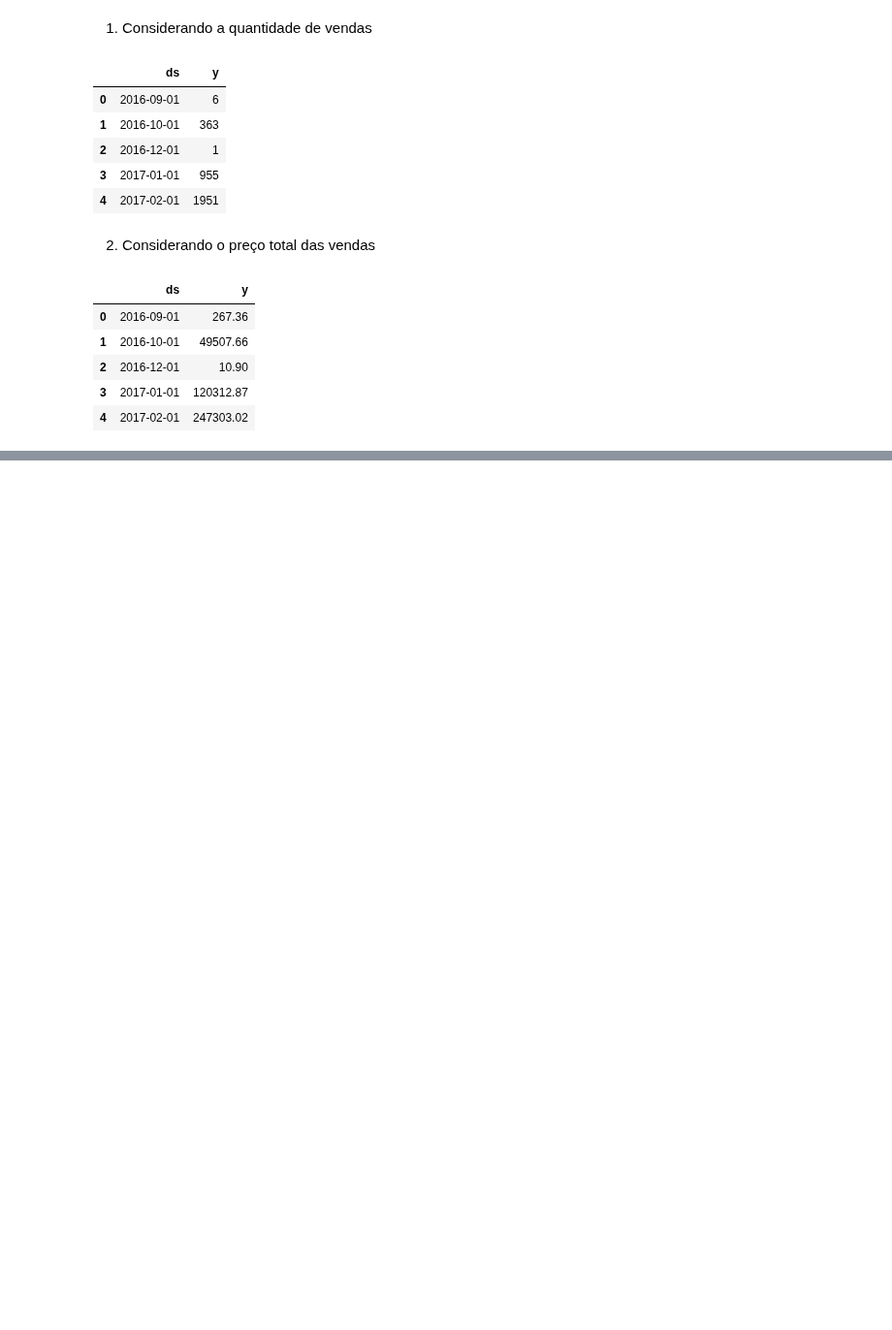
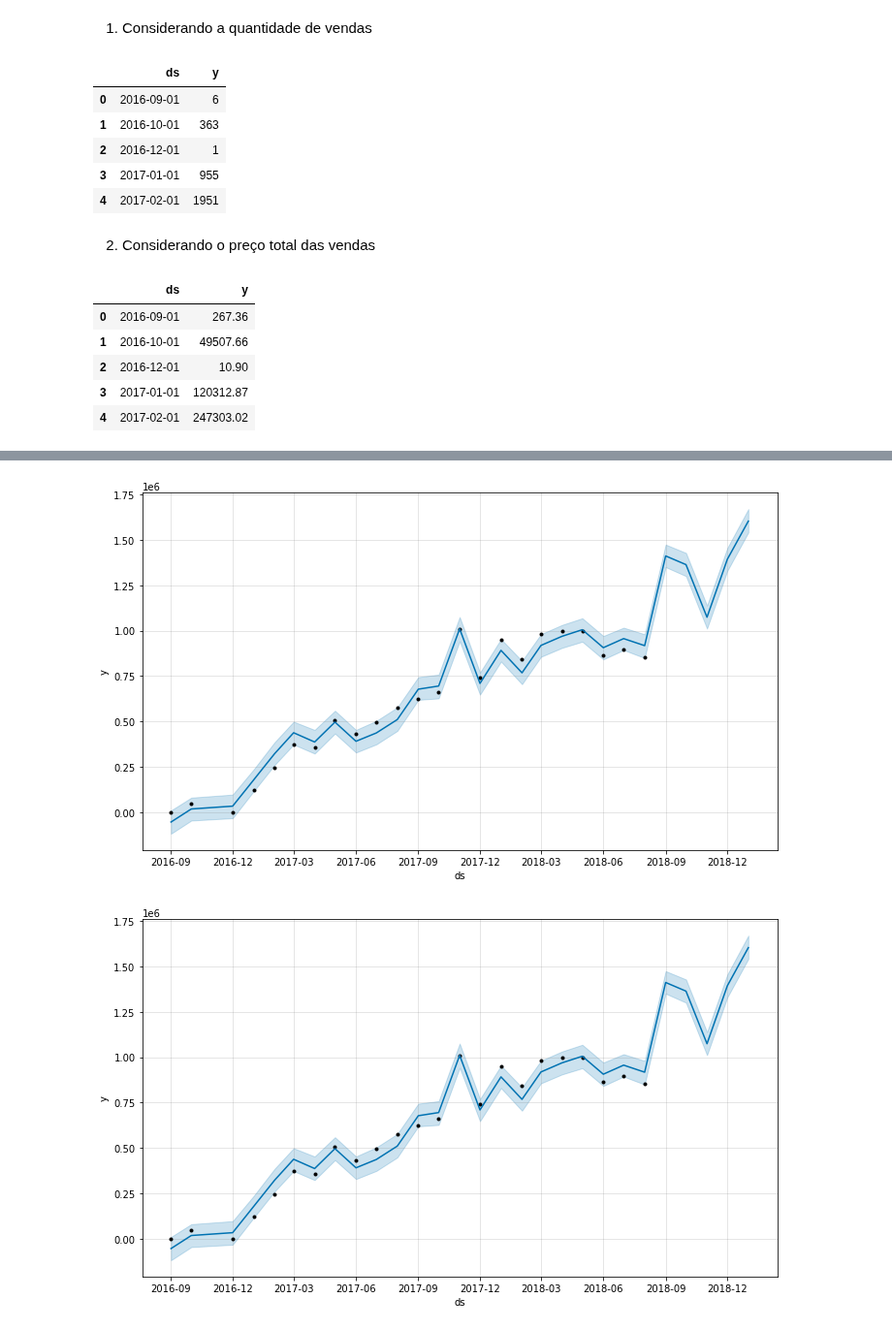
Before and after one commit to smalvar/olist-e-commerce, a Jupyter notebook: time_series_analysis.ipynb, the cells around one changed output, grey strips where cells are left out. Shown at 97% size. Saved outputs shown, nothing was run; the diff lists cells and outputs as text; code cells hidden in the pictures; blank space fills up the shorter version.

```diff
--- a/time_series_analysis.ipynb
+++ b/time_series_analysis.ipynb
@@ -226,0 +268,10 @@ ts_preco.head()
+# %%
+# Fazendo o treinamento
+model_preco.fit(ts_preco)
+
+# Criando um dataframe para dados futuros
+future_preco = model_preco.make_future_dataframe(periods = 5, freq = 'MS')
+
+# Fazendo a previsão
+forecast_preco = model_preco.predict(future_preco)
+forecast_preco[['ds', 'yhat', 'yhat_lower', 'yhat_upper']].tail()
@@ -226,0 +288,6 @@ ts_preco.head()
+# %%
+# Plotando o gráfico das previsões
+model_preco.plot(forecast_preco)
+# %% [output]
+[figure, added]
+[figure, added]
```
Also changed, not shown: parts of 10 cells of this notebook.
